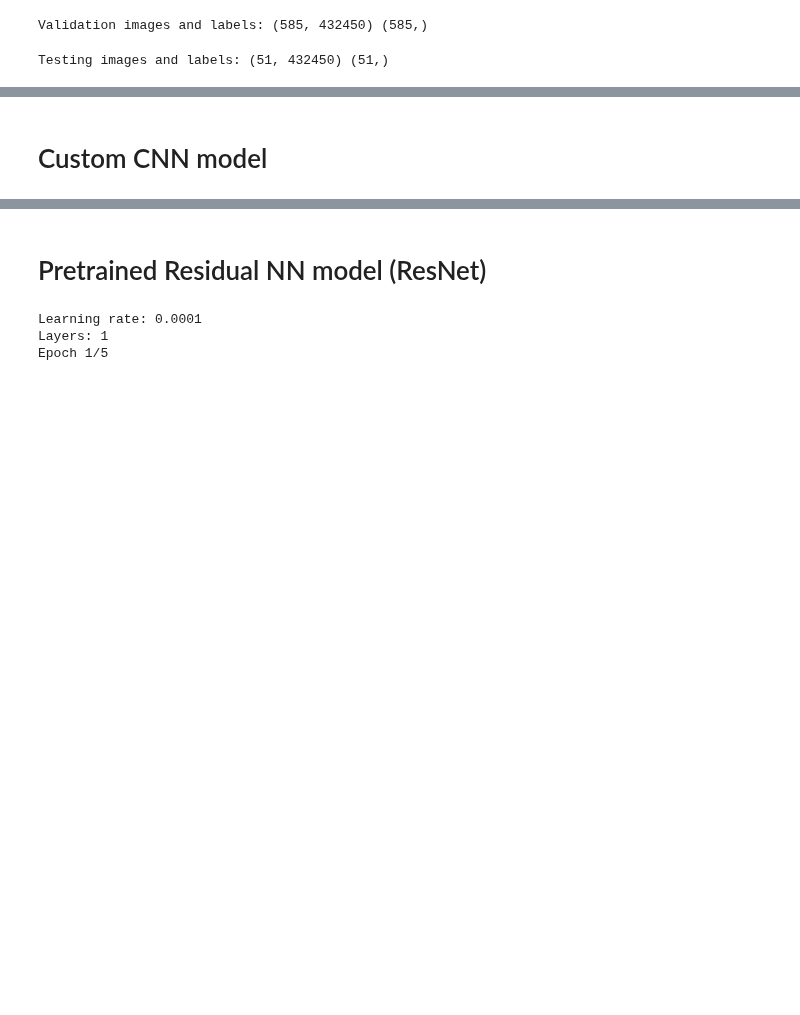
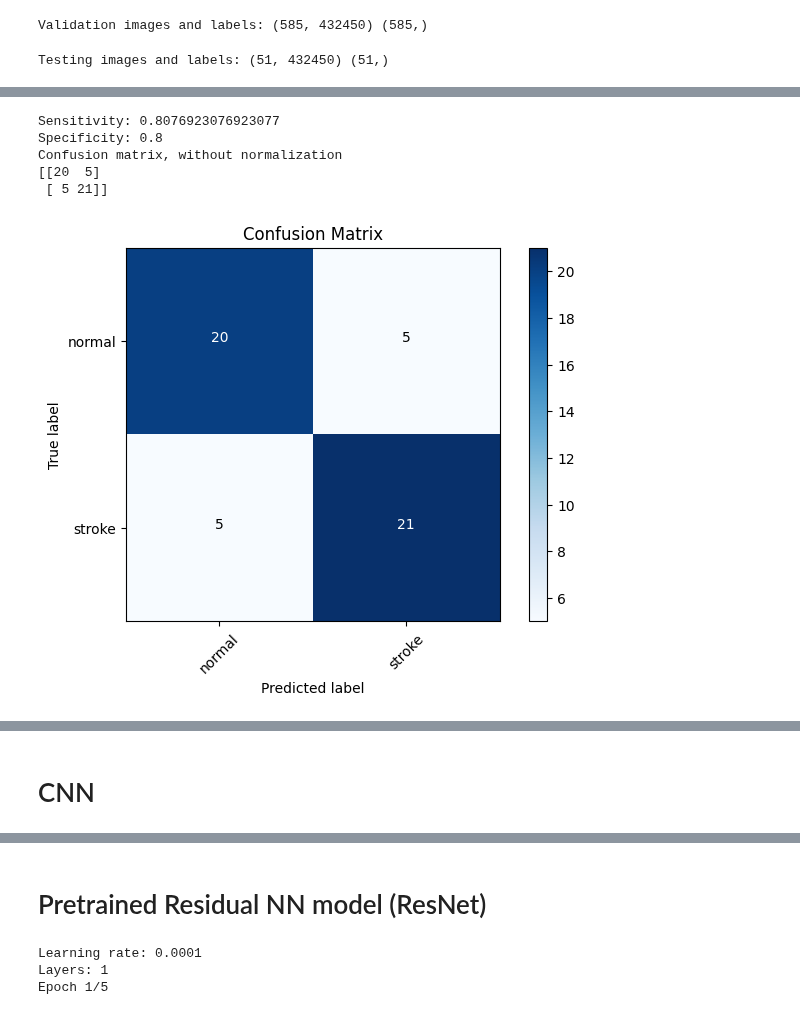
Before and after one commit to andrei-borg/stroke-video-analysis, a Jupyter notebook: recurrence_plot.ipynb, the cells around one changed output, grey strips where cells are left out. Cells and saved outputs as stored; diff of their text form; code cells hidden in the pictures; blank space fills up the shorter version.

Commit message:
Updates to recurrence_plot.ippynb

```diff
--- a/recurrence_plot.ipynb
+++ b/recurrence_plot.ipynb
@@ -107,7 +123,7 @@ train_batches = ImageDataGenerator(
     directory=train_path,
     target_size=(img_height, img_width),
     classes=["normal", "stroke"],
-    batch_size=32,
+    batch_size=8,
 )
 
 valid_batches = ImageDataGenerator(
@@ -116,7 +132,7 @@ valid_batches = ImageDataGenerator(
     directory=valid_path,
     target_size=(img_height, img_width),
     classes=["normal", "stroke"],
-    batch_size=32,
+    batch_size=8,
 )
 test_batches = ImageDataGenerator(
     tf.keras.applications.vgg16.preprocess_input
@@ -124,7 +140,7 @@ test_batches = ImageDataGenerator(
     directory=test_path,
     target_size=(img_height, img_width),
     classes=["normal", "stroke"],
-    batch_size=32,
+    batch_size=8,
     shuffle=False,
 )
 # %% [output]
@@ -264,0 +473,15 @@ Testing images and labels: (51, 432450) (51,)
+# %%
+model_DNN = Sequential()
+model_DNN.add(Flatten())
+model_DNN.add(Dense(128, activation="relu", input_shape=input_shape))
+model_DNN.add(Dense(64, activation="relu"))
+model_DNN.add(Dense(units=2, activation="softmax"))
+
+model_DNN.compile(optimizer=Adam(0.0001),
+              loss="categorical_crossentropy",
+              metrics=["accuracy"])
+
+model_DNN.fit(x=train_batches, validation_data=valid_batches, epochs=15, verbose=2)
+score = model_DNN.evaluate(test_batches, verbose=0)
+
+print("Test loss: {}, Test accuracy {}".format(score[0], score[1]))
@@ -264,0 +494,30 @@ Testing images and labels: (51, 432450) (51,)
+# %%
+predictions = model_DNN.predict(x=test_batches, verbose=0)
+
+np.round(predictions)
+
+cm = confusion_matrix(
+    y_true=test_batches.classes, y_pred=np.argmax(predictions, axis=-1)
+)
+
+# extract true positives, false positives, true negatives, and false negatives
+tn, fp, fn, tp = cm.ravel()
+
+# calculate sensitivity and specificity
+sensitivity = tp / (tp + fn)
+specificity = tn / (tn + fp)
+
+print("Sensitivity:", sensitivity)
+print("Specificity:", specificity)
+
+cm_plot_labels = ["normal", "stroke"]
+plot_confusion_matrix(cm=cm, classes=cm_plot_labels, title="Confusion Matrix")
+
+print("Test loss: {}, Test accuracy {}".format(score[0], score[1]))
+# %% [output]
+Sensitivity: 0.8076923076923077
+Specificity: 0.8
+Confusion matrix, without normalization
+[[20  5]
+ [ 5 21]]
+[figure, added]
@@ -265,3 +525,3 @@ Testing images and labels: (51, 432450) (51,)
 # %% [markdown]
-# Custom CNN model
+# CNN
 # %%
```
Also changed, not shown: parts of 21 cells of this notebook, 7 other files.
